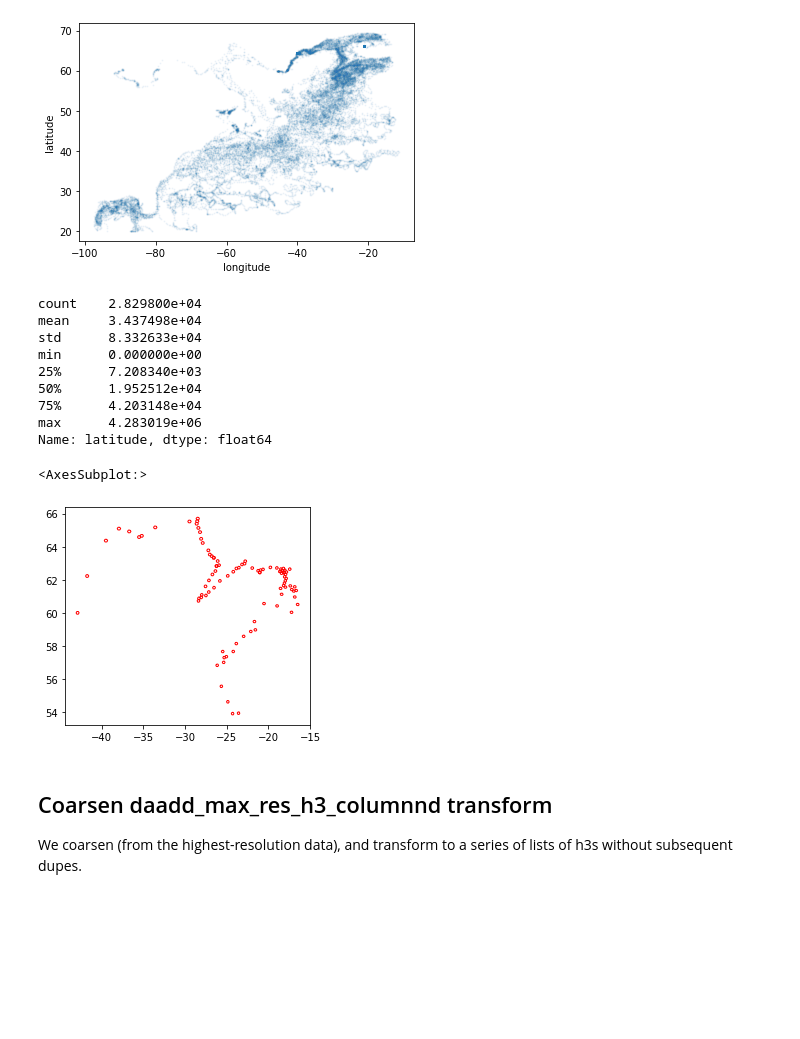
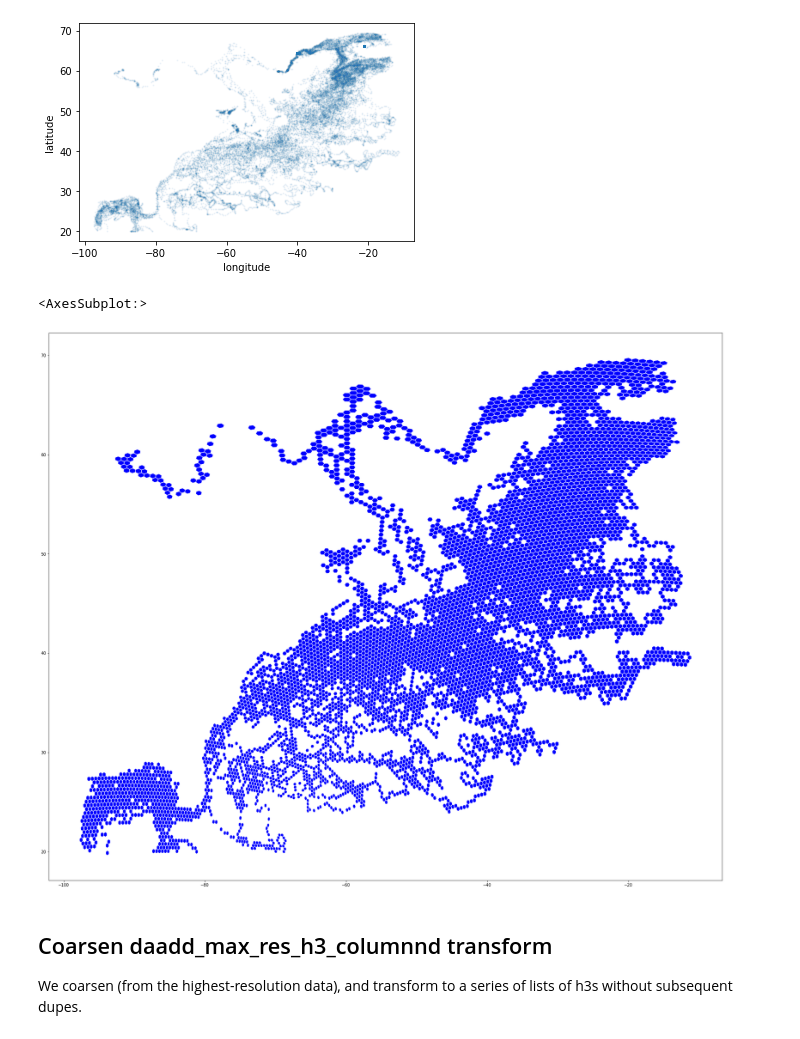
Before and after one commit to willirath/lagrangian_trajectory_clustering, a Jupyter notebook: notebooks/2022-05-11_towards_library.ipynb, the cells around one changed output. Saved outputs shown, nothing was run; the diff lists cells and outputs as text; code cells hidden in the pictures; blank space fills up the shorter version.

```diff
--- a/notebooks/2022-05-11_towards_library.ipynb
+++ b/notebooks/2022-05-11_towards_library.ipynb
@@ -53,0 +56,3 @@ len(df.index.get_level_values(0).unique())
+# %%
+max_needed_resolution = find_max_needed_h3_resolution(df, quantile=0.5)
+print(max_needed_resolution)
@@ -54,7 +61,7 @@ len(df.index.get_level_values(0).unique())
 # %%
 %%time
 
-df = add_max_res_h3_column(df)
+df = add_max_res_h3_column(df, max_res=max_needed_resolution-1)
 
 # have a look
 display(df)
@@ -81,24 +88,11 @@ df.plot.scatter(x="longitude", y="latitude", alpha=0.05, s=1);
 [figure]
 # %%
 from lagtrajclust.visualisation import polygonise_h3s
-# %%
-abs(df["latitude"].diff() * 111e3).describe()
-# %% [output]
-count    2.829800e+04
-mean     3.437498e+04
-std      8.332633e+04
-min      0.000000e+00
-25%      7.208340e+03
-50%      1.952512e+04
-75%      4.203148e+04
-max      4.283019e+06
-Name: latitude, dtype: float64
 # %%
-fig, ax = plt.subplots(1, 1)
-polygonise_h3s(h3_series_to_h3_parent(
-    df.dropna().reset_index()["h3r15"],
-    resolution=5,
-)).iloc[0:100].reset_index()[0].plot(ax=ax, edgecolor='red', facecolor="none")
+fig, ax = plt.subplots(1, 1, figsize=(30, 30))
+polygonise_h3s(
+    df.dropna().reset_index()["h3maxres"]
+).plot(ax=ax, edgecolor='white', facecolor="blue")
 # %% [output]
 <AxesSubplot:>
-[figure, old version]
+[figure, new version]
```
Also changed, not shown: parts of 17 cells of this notebook, 1 other file.
